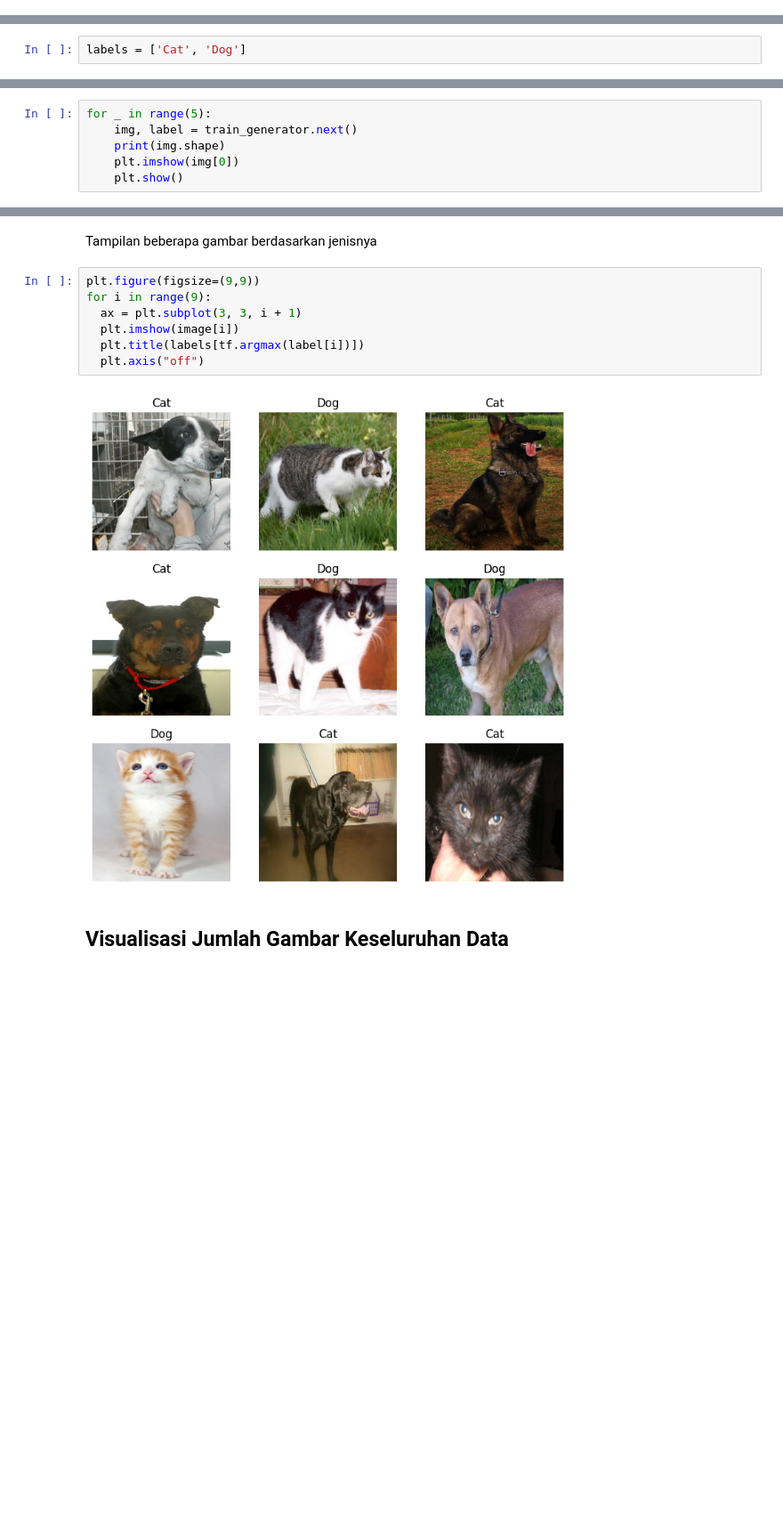
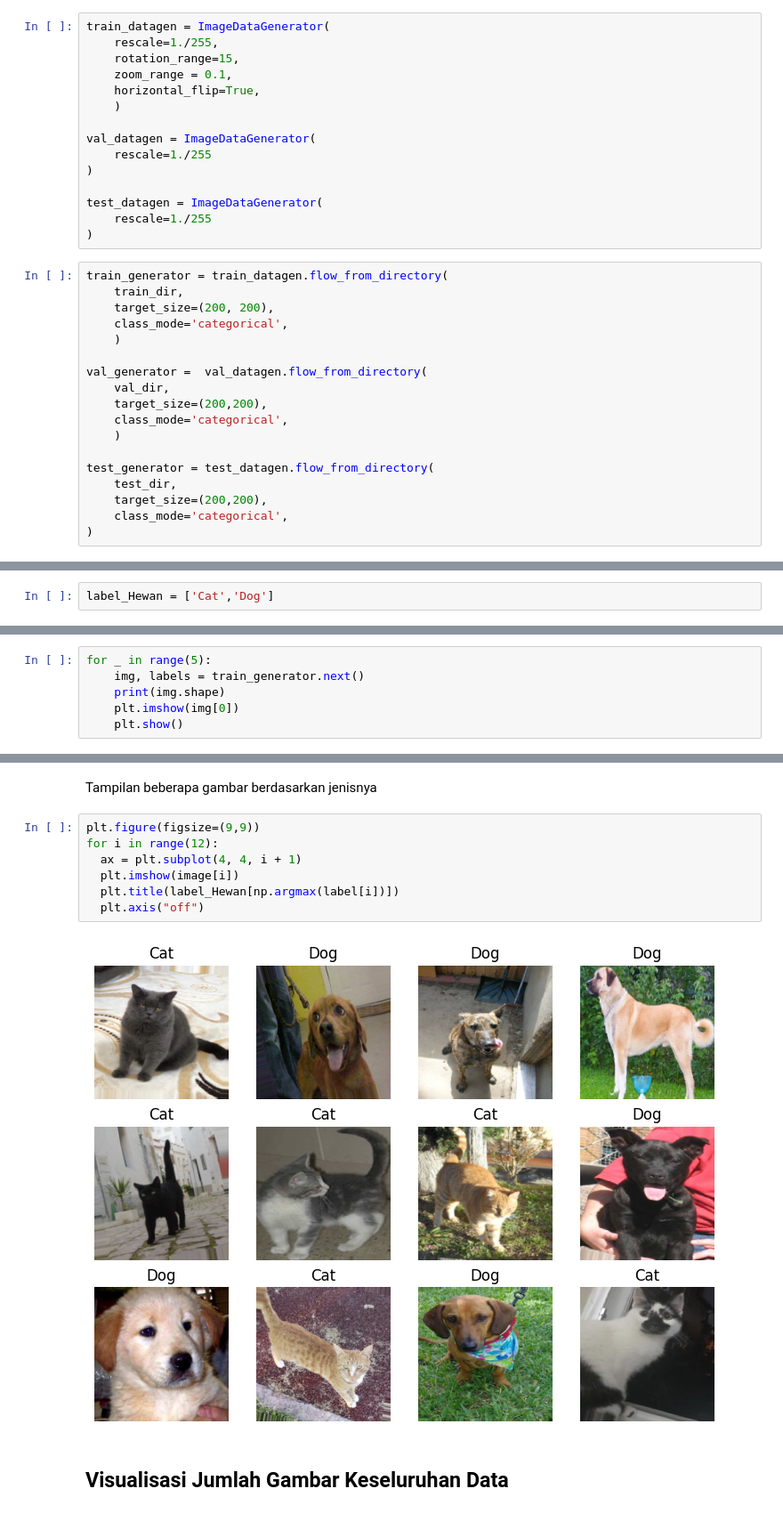
Before and after one commit to Dimassasongko093/Cat-vs-Dog, a Jupyter notebook: Visualisation.ipynb, the cells around one changed output, grey strips where cells are left out. Shown at 89% size. Saved outputs shown, nothing was run; the diff lists cells and outputs as text; blank space fills up the shorter version.

Commit message:
Visualisasi improve

```diff
--- a/Visualisation.ipynb
+++ b/Visualisation.ipynb
@@ -68,0 +36,33 @@ Found 200 images belonging to 2 classes.
+# %%
+train_datagen = ImageDataGenerator(
+    rescale=1./255,
+    rotation_range=15,
+    zoom_range = 0.1,
+    horizontal_flip=True,
+    )
+
+val_datagen = ImageDataGenerator(
+    rescale=1./255
+)
+
+test_datagen = ImageDataGenerator(
+    rescale=1./255
+)
+# %%
+train_generator = train_datagen.flow_from_directory(
+    train_dir,
+    target_size=(200, 200),
+    class_mode='categorical',
+    )
+
+val_generator =  val_datagen.flow_from_directory(
+    val_dir,
+    target_size=(200,200),
+    class_mode='categorical',
+    )
+
+test_generator = test_datagen.flow_from_directory(
+    test_dir,
+    target_size=(200,200),
+    class_mode='categorical',
+)
@@ -70,12 +74,12 @@ Found 200 images belonging to 2 classes.
 # Data Visualization
 Berikut  tampilan klasifikasi berupa grafik batang agar data lebih sederhana untuk Dilihat.
 # %%
-labels = ['Cat', 'Dog']
+label_Hewan = ['Cat','Dog']
 # %%
 image, label = train_generator.next()
 # %%
 for _ in range(5):
-    img, label = train_generator.next()
+    img, labels = train_generator.next()
     print(img.shape)
     plt.imshow(img[0])
     plt.show()
@@ -94,12 +98,12 @@ for _ in range(5):
 Tampilan beberapa gambar berdasarkan jenisnya
 # %%
 plt.figure(figsize=(9,9))
-for i in range(9):
-  ax = plt.subplot(3, 3, i + 1)
+for i in range(12):
+  ax = plt.subplot(4, 4, i + 1)
   plt.imshow(image[i])
-  plt.title(labels[tf.argmax(label[i])])
+  plt.title(label_Hewan[np.argmax(label[i])])
   plt.axis("off")
 # %% [output]
-[figure, old version]
+[figure, new version]
 # %% [markdown]
 ## Visualisasi Jumlah Gambar Keseluruhan Data
```
Also changed, not shown: parts of 11 cells of this notebook.
